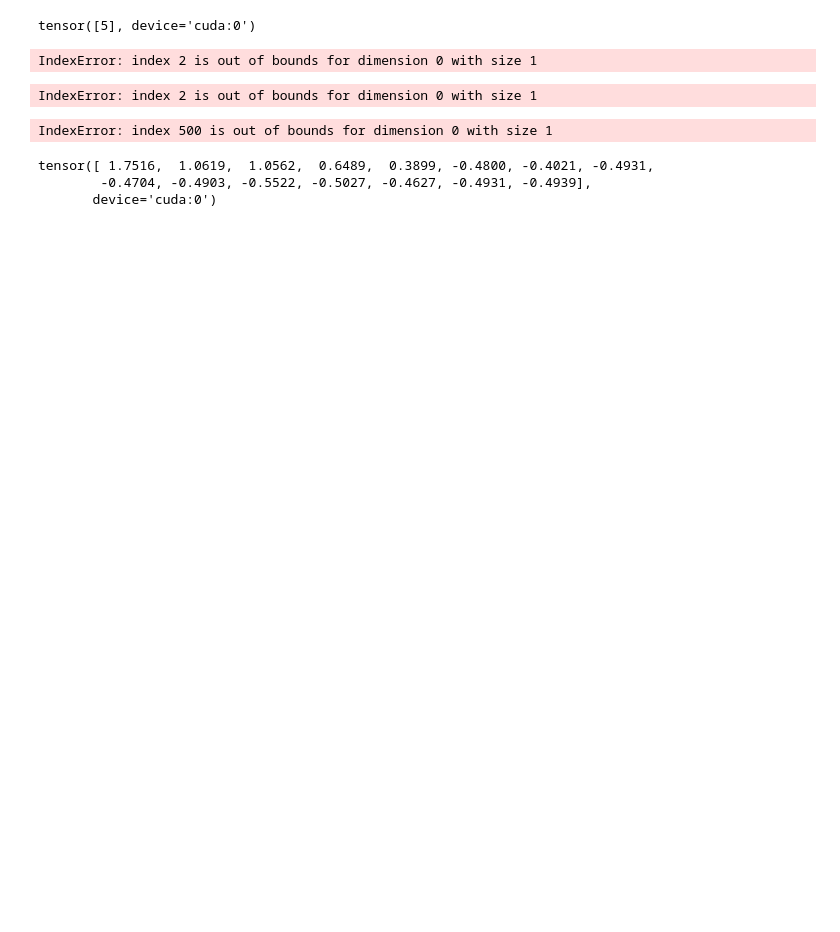
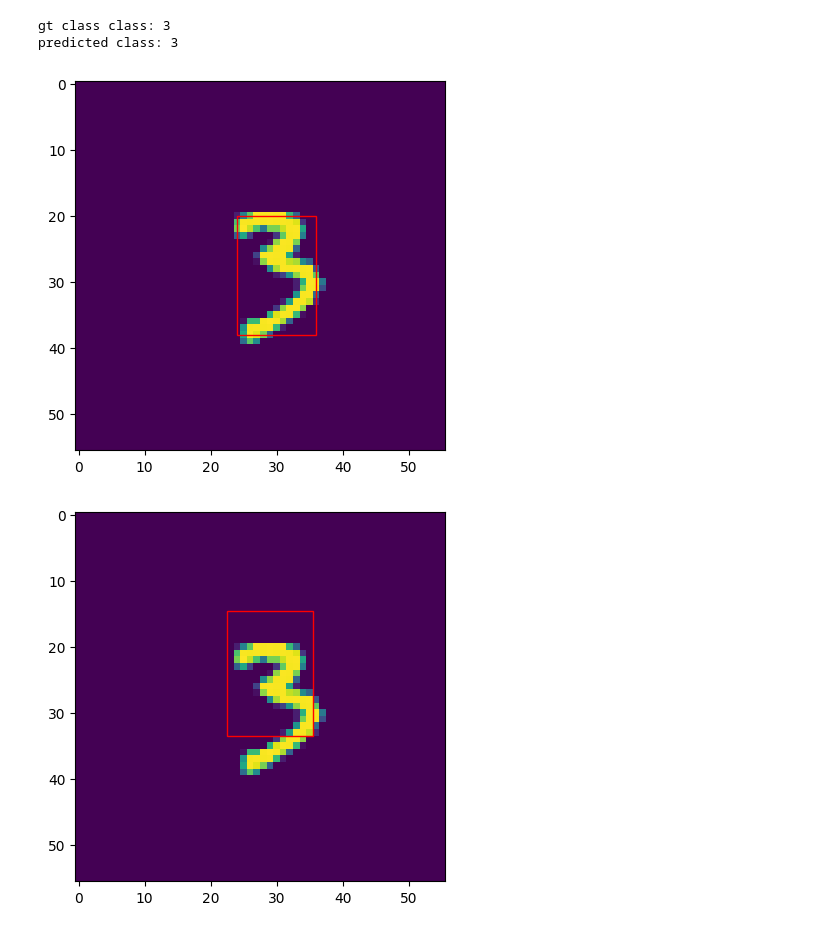
Before and after one commit to BacharKabalan/Machine_Learning_Institute, a Jupyter notebook: week6_CNNs/development.ipynb, the cells around one changed output. Saved outputs shown, nothing was run; the diff lists cells and outputs as text; code cells hidden in the pictures; blank space fills up the shorter version.

```diff
--- a/week6_CNNs/development.ipynb
+++ b/week6_CNNs/development.ipynb
@@ -353,25 +380,23 @@ with torch.no_grad():
     logits = myCnn(x)
     class_prediction = nn.functional.softmax(logits[:,5:], dim=1)
     break
-# %%
-i_batch = 2
-print(torch.argmax(class_prediction,dim=1))
-draw_box(x[i_batch].cpu(), y[i_batch,1].item(),y[i_batch,2].item(),y[i_batch,3].item(),y[i_batch,4].item())
-# %% [output]
-tensor([5], device='cuda:0')
-IndexError: index 2 is out of bounds for dimension 0 with size 1
 # %%
+i_batch = 30
+print(f'gt class class: {torch.argmax(y[:,5:],dim=1)[i_batch]}')
+print(f'predicted class: {torch.argmax(class_prediction,dim=1)[i_batch]}')
+ax1 = draw_box(x[i_batch].cpu(), y[i_batch,1].item(),y[i_batch,2].item(),y[i_batch,3].item(),y[i_batch,4].item())
 b = logits
 b.cpu()
 images = x
 images.cpu()
-draw_box(images[i_batch].cpu(), b[i_batch,1].item(),b[i_batch,2].item(),b[i_batch,3].item(),b[i_batch,4].item())
+
+ax2 = draw_box(images[i_batch].cpu(), b[i_batch,1].item(),b[i_batch,2].item(),b[i_batch,3].item(),b[i_batch,4].item())
+plt.show()
 # %% [output]
-IndexError: index 2 is out of bounds for dimension 0 with size 1
+gt class class: 3
+predicted class: 3
+[figure, added]
+[figure, added]
-# %%
-b[500,:5]
-# %% [output]
-IndexError: index 500 is out of bounds for dimension 0 with size 1
 # %%
 def calculate_accuracy(predictions, ground_truths, iou_threshold=0.5, confidence_threshold=0.5):
     total_predictions = len(predictions)
@@ -396,11 +421,3 @@ def count_correct_predictions(predictions, ground_truths, iou_threshold=0.5, con
             correct_count += 1
 
     return correct_count
-# %%
-for l in logits:
-    print(l)
-    break
-# %% [output]
-tensor([ 1.7516,  1.0619,  1.0562,  0.6489,  0.3899, -0.4800, -0.4021, -0.4931,
-        -0.4704, -0.4903, -0.5522, -0.5027, -0.4627, -0.4931, -0.4939],
-       device='cuda:0')
```
Also changed, not shown: parts of 10 cells of this notebook.
